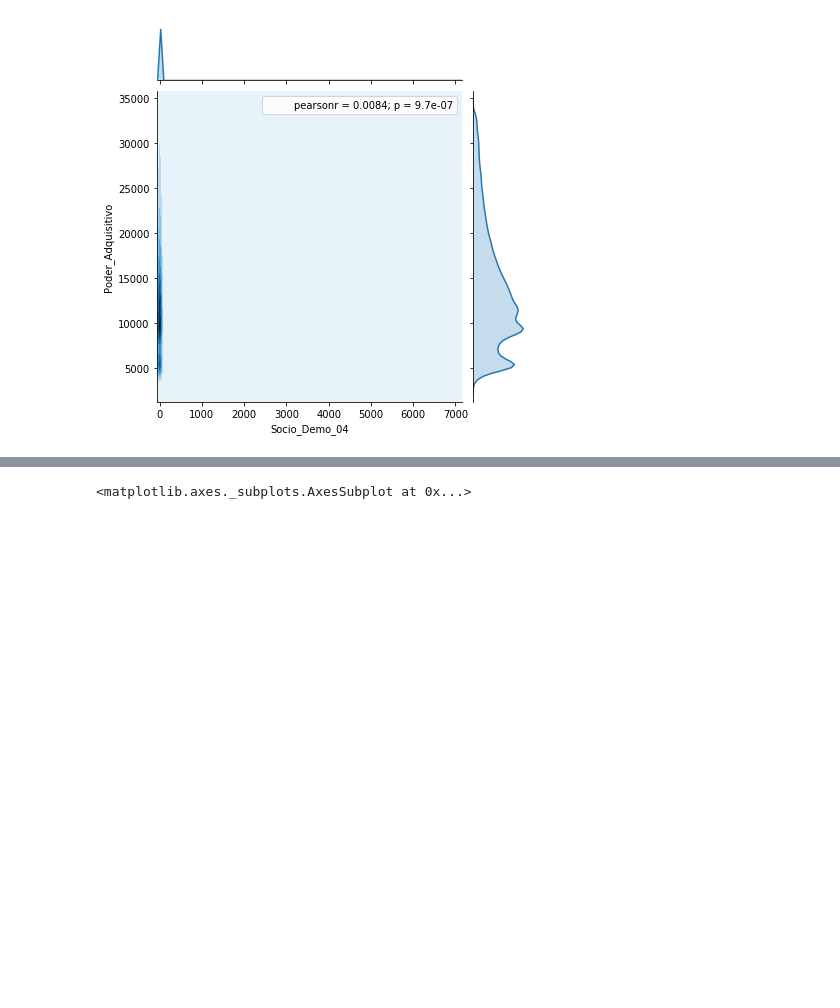
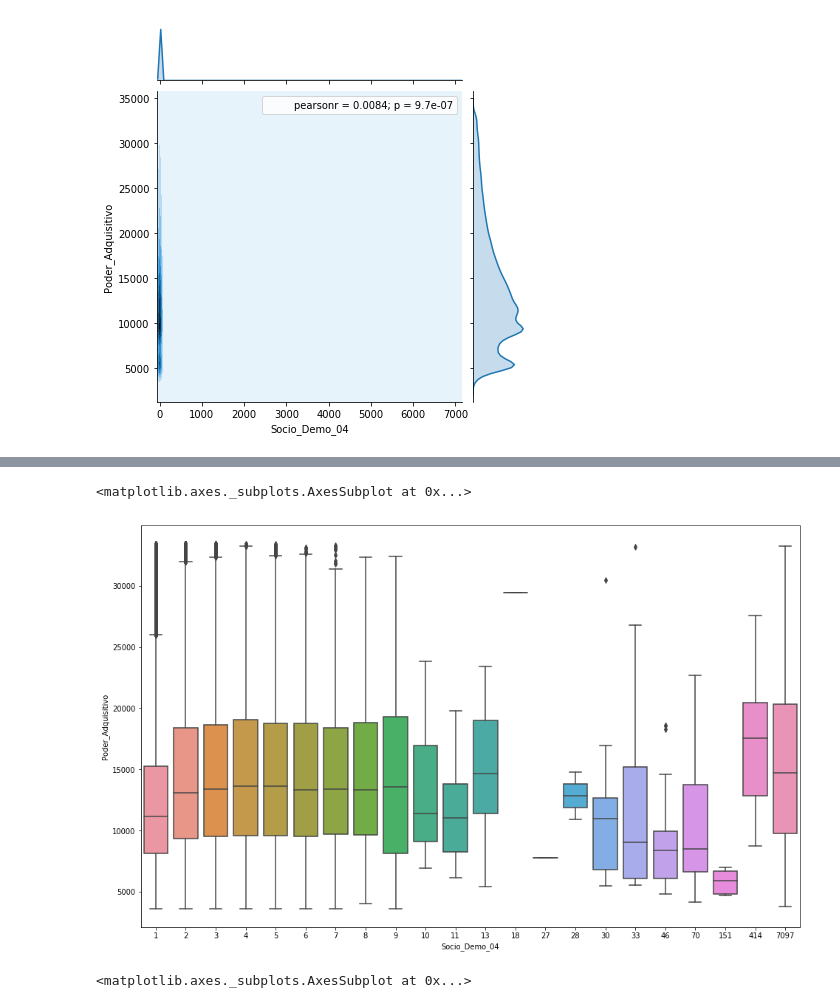
Before and after one commit to AlwaysLearningDeeper/Salesforce-Predictive-Modelling, a Jupyter notebook: start_here.ipynb, the cells around one changed output, grey strips where cells are left out. Cells and saved outputs as stored; diff of their text form; code cells hidden in the pictures; blank space fills up the shorter version.

```diff
--- a/start_here.ipynb
+++ b/start_here.ipynb
@@ -250,3 +243,9 @@ sns.jointplot(x=train_df_no_outliers["Socio_Demo_04"], y=train_df_no_outliers["P
+# %%
+fig, ax = plt.subplots(figsize=(16,10))
+sns.boxplot(x=train_df_no_outliers["Socio_Demo_04"], y=train_df_no_outliers["Poder_Adquisitivo"],ax=ax)
+# %% [output]
+<matplotlib.axes._subplots.AxesSubplot at 0x...>
+[figure, added]
 # %%
 sns.distplot(train_df_no_outliers["Socio_Demo_05"])
 # %% [output]
```
Also changed, not shown: parts of 42 cells of this notebook.
